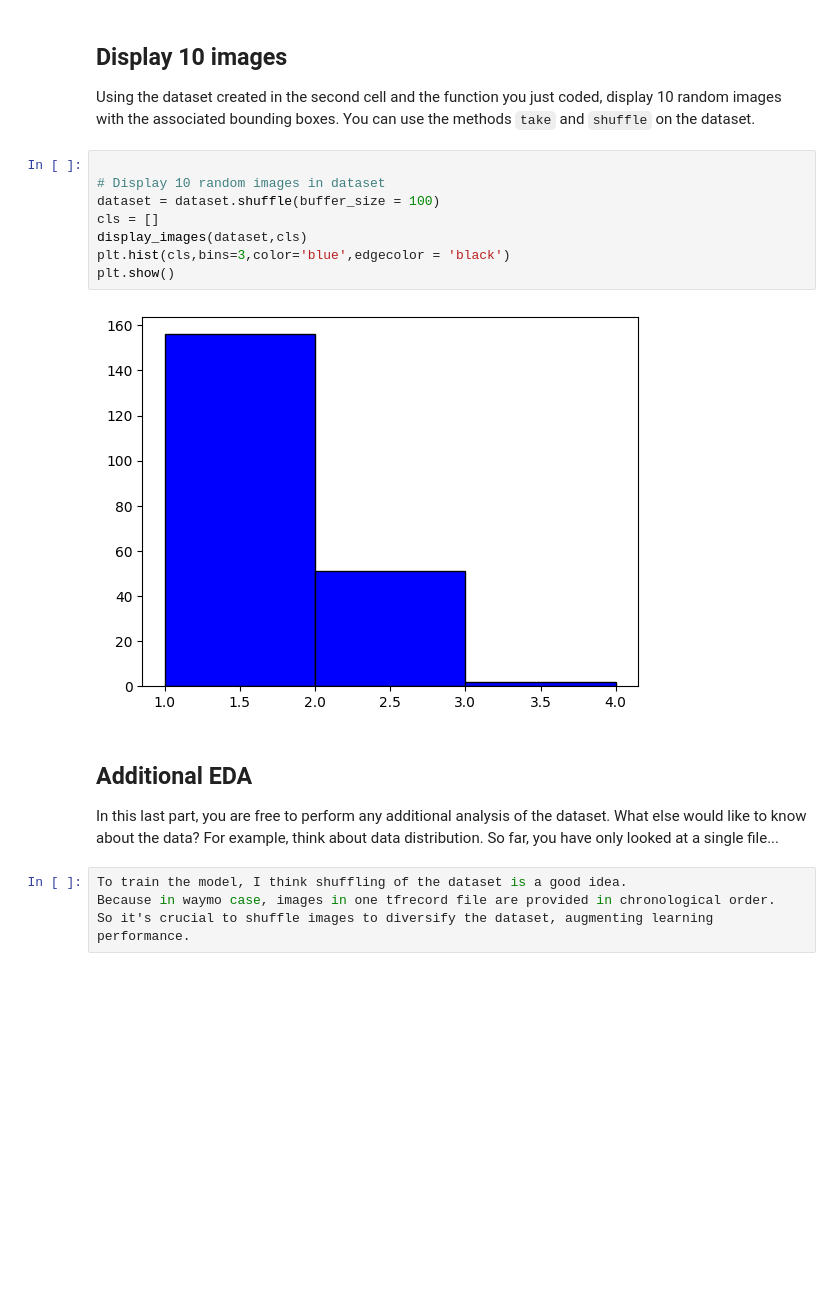
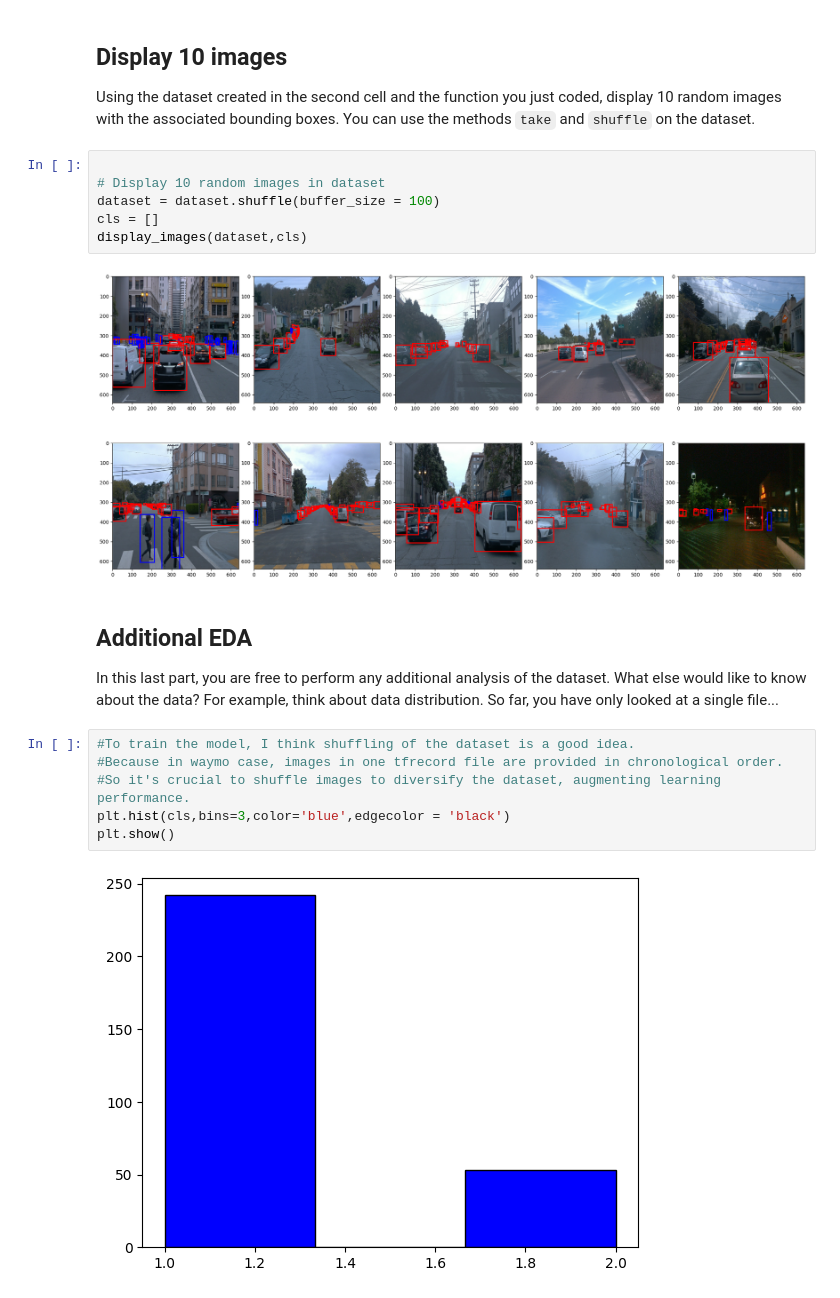
Before and after one commit to bibiair/nd013-c1-vision-starter, a Jupyter notebook: Exploratory Data Analysis.ipynb, the cells around one changed output. Drawn from its saved outputs; the diff is of its cells as text; blank space fills up the shorter version.

Commit message:
augment

```diff
--- a/Exploratory Data Analysis.ipynb
+++ b/Exploratory Data Analysis.ipynb
@@ -79,16 +79,18 @@ Using the dataset created in the second cell and the function you just coded, di
 dataset = dataset.shuffle(buffer_size = 100)
 cls = []
 display_images(dataset,cls)
-plt.hist(cls,bins=3,color='blue',edgecolor = 'black')
-plt.show()
 # %% [output]
-[figure, old version]
+[figure, new version]
 # %% [markdown]
 ## Additional EDA
 
 In this last part, you are free to perform any additional analysis of the dataset. What else would like to know about the data?
 For example, think about data distribution. So far, you have only looked at a single file...
 # %%
-To train the model, I think shuffling of the dataset is a good idea.
-Because in waymo case, images in one tfrecord file are provided in chronological order.
-So it's crucial to shuffle images to diversify the dataset, augmenting learning performance.
+#To train the model, I think shuffling of the dataset is a good idea.
+#Because in waymo case, images in one tfrecord file are provided in chronological order.
+#So it's crucial to shuffle images to diversify the dataset, augmenting learning performance.
+plt.hist(cls,bins=3,color='blue',edgecolor = 'black')
+plt.show()
+# %% [output]
+[figure, added]
```
Also changed, not shown: parts of 1 cell of this notebook.
